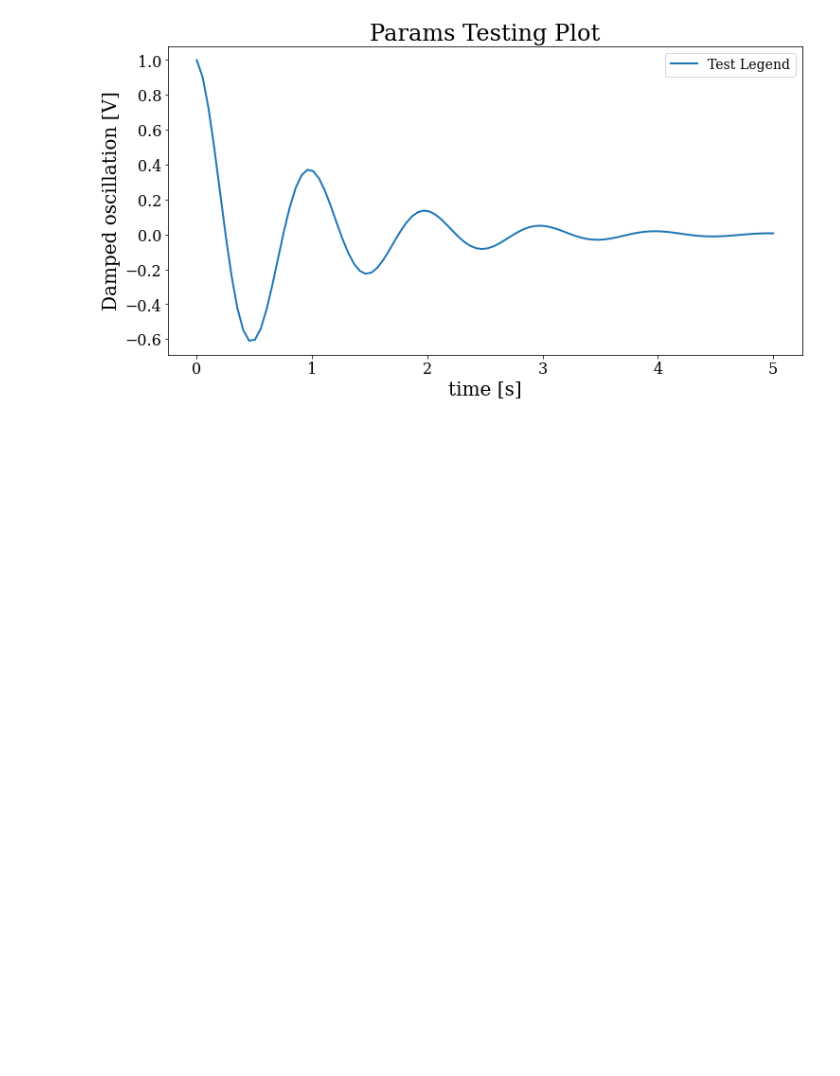
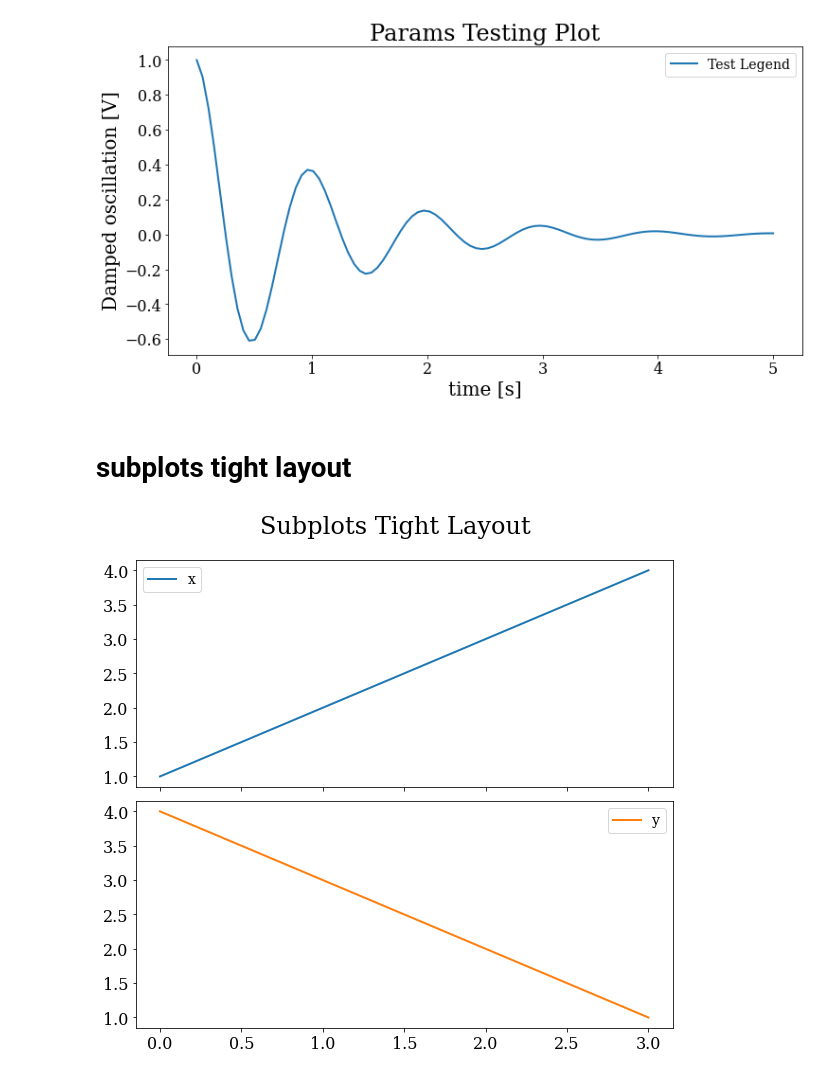
Before and after one commit to lantusky/python-beauty-notes, a Jupyter notebook: plot/matplot settings.ipynb, the cells around one changed output. Cells and saved outputs as stored; diff of their text form; code cells hidden in the pictures; blank space fills up the shorter version.

Commit message:
add subplot notes

```diff
--- a/plot/matplot settings.ipynb
+++ b/plot/matplot settings.ipynb
@@ -50,3 +50,13 @@ plt.legend(loc="upper right")
 plt.show()
 # %% [output]
 [figure]
+# %% [markdown]
+# subplots tight layout
+# %%
+import pandas as pd
+df = pd.DataFrame({'x': [1, 2, 3, 4], 'y': [4, 3, 2, 1]})
+df.plot(subplots=True, figsize=(8, 8), title='Subplots Tight Layout')
+plt.gcf().tight_layout(rect=[0, 0.03, 1, 0.98])
+plt.show()
+# %% [output]
+[figure, added]
```
Also changed, not shown: 2 other files.
